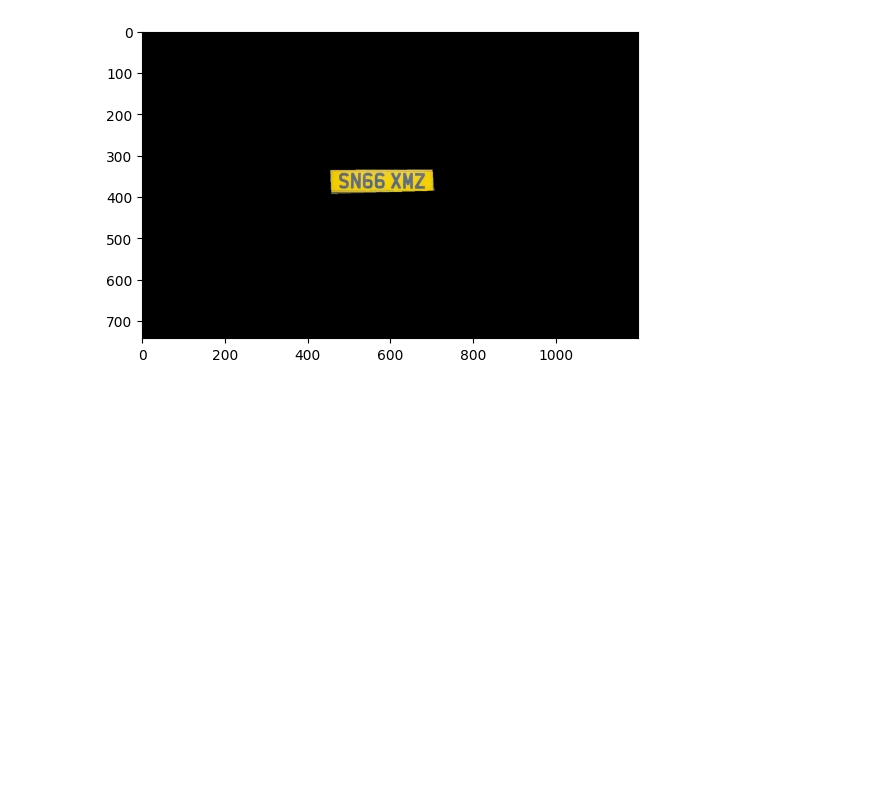
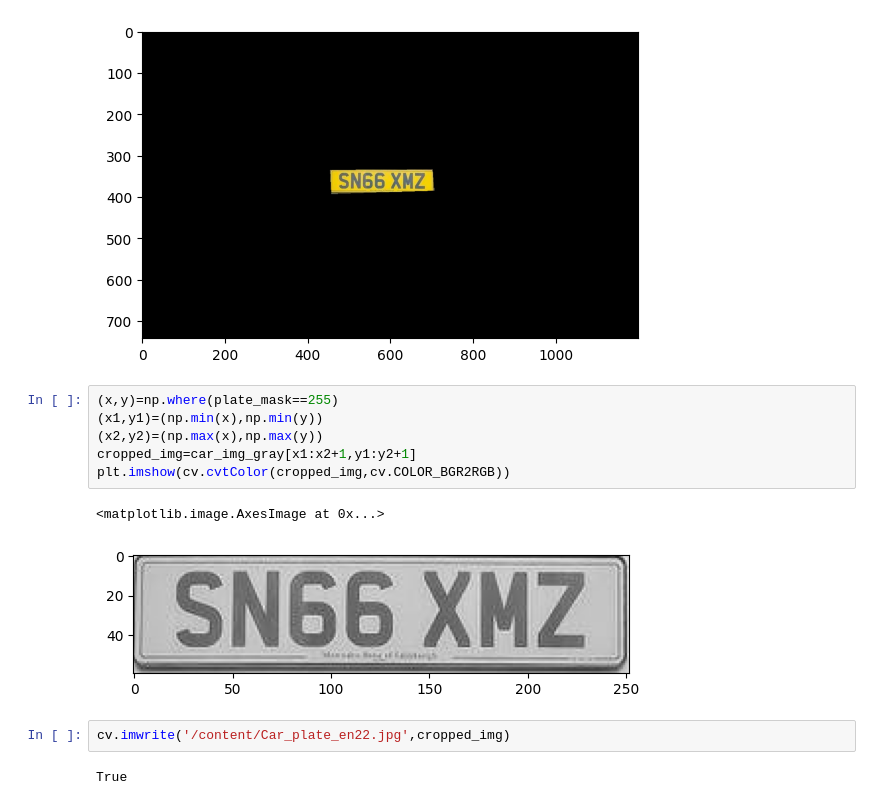
Before and after one commit to fatemeh-ict/image_processing, a Jupyter notebook: car_plate_detection.ipynb, the cells around one changed output. Drawn from its saved outputs; the diff is of its cells as text; blank space fills up the shorter version.

```diff
--- a/car_plate_detection.ipynb
+++ b/car_plate_detection.ipynb
@@ -49,3 +49,16 @@ plt.imshow(cv.cvtColor(plate_img,cv.COLOR_BGR2RGB))
 # %% [output]
 <matplotlib.image.AxesImage at 0x...>
 [figure]
+# %%
+(x,y)=np.where(plate_mask==255)
+(x1,y1)=(np.min(x),np.min(y))
+(x2,y2)=(np.max(x),np.max(y))
+cropped_img=car_img_gray[x1:x2+1,y1:y2+1]
+plt.imshow(cv.cvtColor(cropped_img,cv.COLOR_BGR2RGB))
+# %% [output]
+<matplotlib.image.AxesImage at 0x...>
+[figure, added]
+# %%
+cv.imwrite('/content/Car_plate_en22.jpg',cropped_img)
+# %% [output]
+True
```
